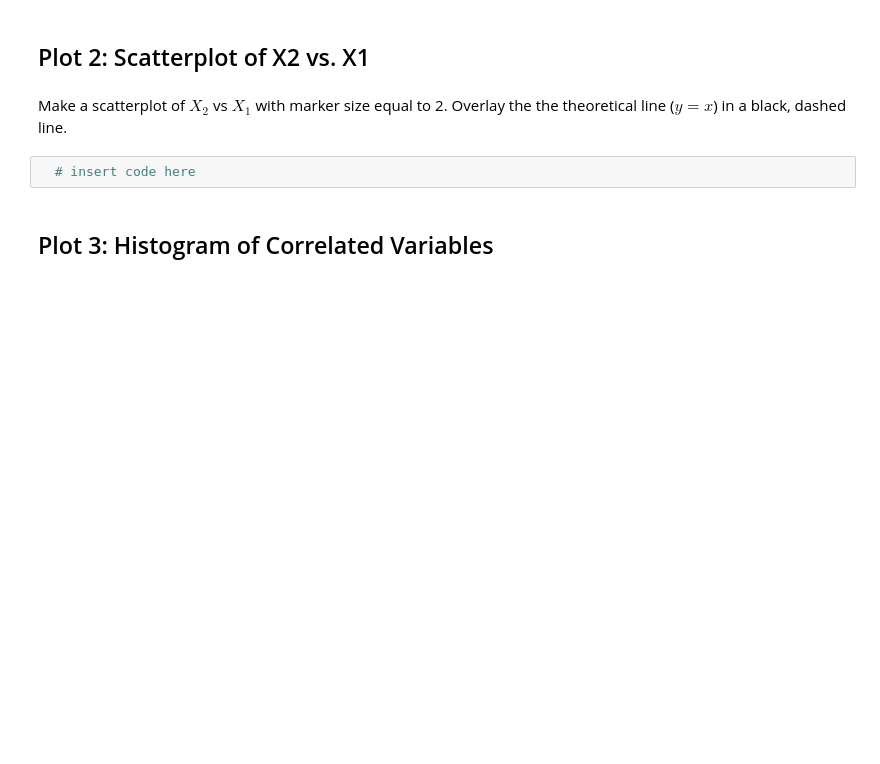
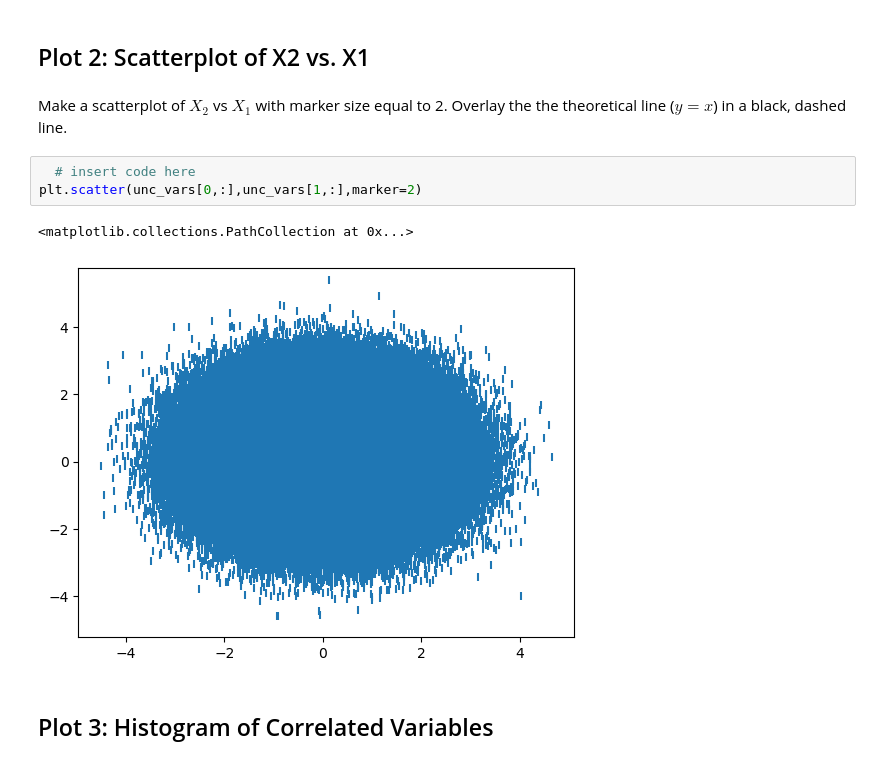
Before and after one commit to DTUWindEducation/46120-PiWE, a Jupyter notebook: tutorials_scientific_python/3b-exercise_matplotlib.ipynb, the cells around one changed output. Cells and saved outputs as stored; diff of their text form; blank space fills up the shorter version.

```diff
--- a/tutorials_scientific_python/3b-exercise_matplotlib.ipynb
+++ b/tutorials_scientific_python/3b-exercise_matplotlib.ipynb
@@ -55,6 +60,10 @@ KeyboardInterrupt:
 Make a scatterplot of $X_2$ vs $X_1$ with marker size equal to 2. Overlay the the theoretical line ($y=x$) in a black, dashed line.
 # %%
   # insert code here
+plt.scatter(unc_vars[0,:],unc_vars[1,:],marker=2)
+# %% [output]
+<matplotlib.collections.PathCollection at 0x...>
+[figure, added]
 # %% [markdown]
 ## Plot 3: Histogram of Correlated Variables
 # %% [markdown]
```
Also changed, not shown: parts of 9 cells of this notebook.
